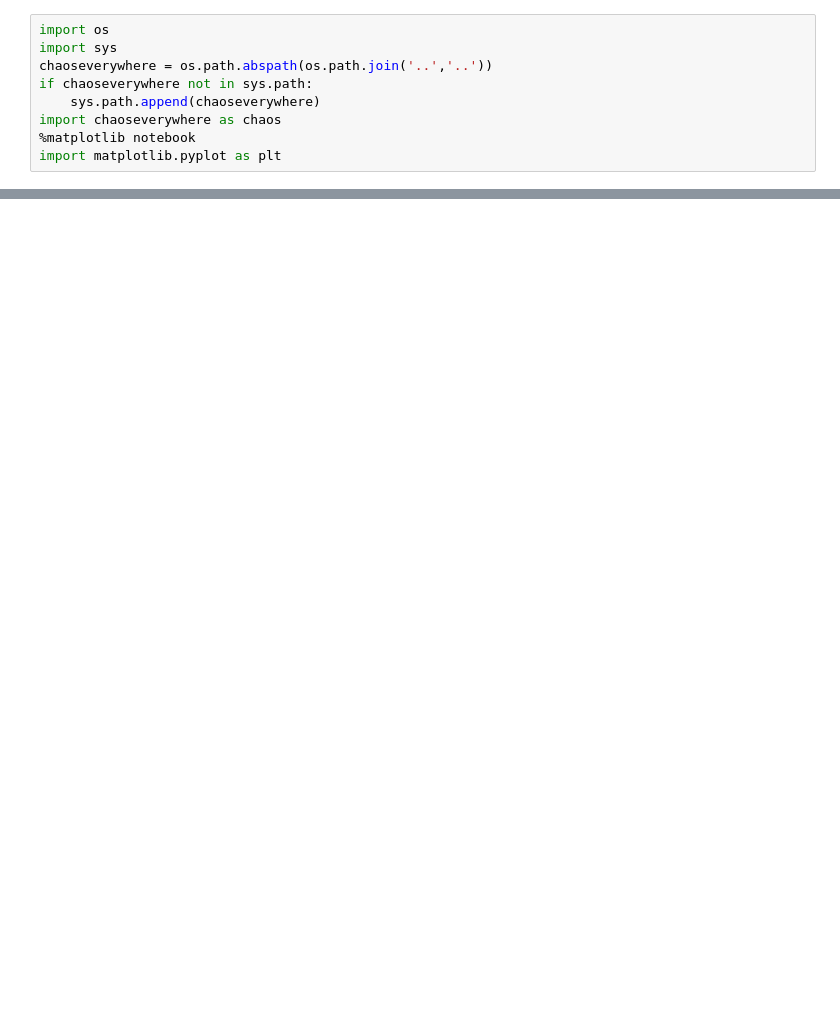
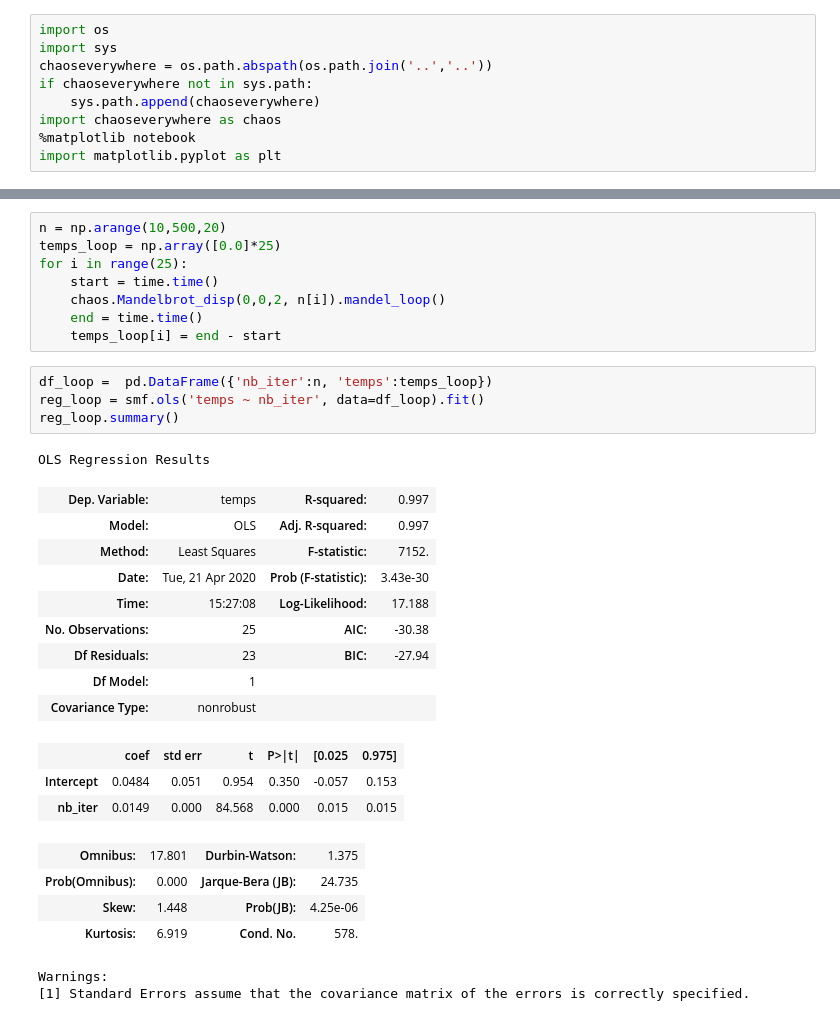
Before and after one commit to tanglef/chaoseverywhere, a Jupyter notebook: chaoseverywhere/Sketch/Sys path.ipynb, the cells around one changed output, grey strips where cells are left out. Saved outputs shown, nothing was run; the diff lists cells and outputs as text; blank space fills up the shorter version.

Commit message:
Time consumption OLS comparison

```diff
--- a/chaoseverywhere/Sketch/Sys path.ipynb
+++ b/chaoseverywhere/Sketch/Sys path.ipynb
@@ -35,0 +26,32 @@ temps = np.array([0.14898,0.27196,0.37294,0.49092,0.62190,0.75588,0.96885,1.1368
+# %%
+n = np.arange(10,500,20)
+temps_loop = np.array([0.0]*25)
+for i in range(25):
+    start = time.time()
+    chaos.Mandelbrot_disp(0,0,2, n[i]).mandel_loop()
+    end = time.time()
+    temps_loop[i] = end - start
+# %%
+df_loop =  pd.DataFrame({'nb_iter':n, 'temps':temps_loop})
+reg_loop = smf.ols('temps ~ nb_iter', data=df_loop).fit()
+reg_loop.summary()
+# %% [output]
+OLS Regression Results
+| Dep. Variable: | temps | R-squared: | 0.997 |
+| Model: | OLS | Adj. R-squared: | 0.997 |
+| Method: | Least Squares | F-statistic: | 7152. |
+| Date: | Tue, 21 Apr 2020 | Prob (F-statistic): | 3.43e-30 |
+| Time: | 15:27:08 | Log-Likelihood: | 17.188 |
+| No. Observations: | 25 | AIC: | -30.38 |
+| Df Residuals: | 23 | BIC: | -27.94 |
+| Df Model: | 1 |  |  |
+| Covariance Type: | nonrobust |  |  |
+|  | coef | std err | t | P>|t| | [0.025 | 0.975] |
+| Intercept | 0.0484 | 0.051 | 0.954 | 0.350 | -0.057 | 0.153 |
+| nb_iter | 0.0149 | 0.000 | 84.568 | 0.000 | 0.015 | 0.015 |
+| Omnibus: | 17.801 | Durbin-Watson: | 1.375 |
+| Prob(Omnibus): | 0.000 | Jarque-Bera (JB): | 24.735 |
+| Skew: | 1.448 | Prob(JB): | 4.25e-06 |
+| Kurtosis: | 6.919 | Cond. No. | 578. |
+Warnings:
+[1] Standard Errors assume that the covariance matrix of the errors is correctly specified.
```
Also changed, not shown: parts of 11 cells of this notebook, 1 other file.
